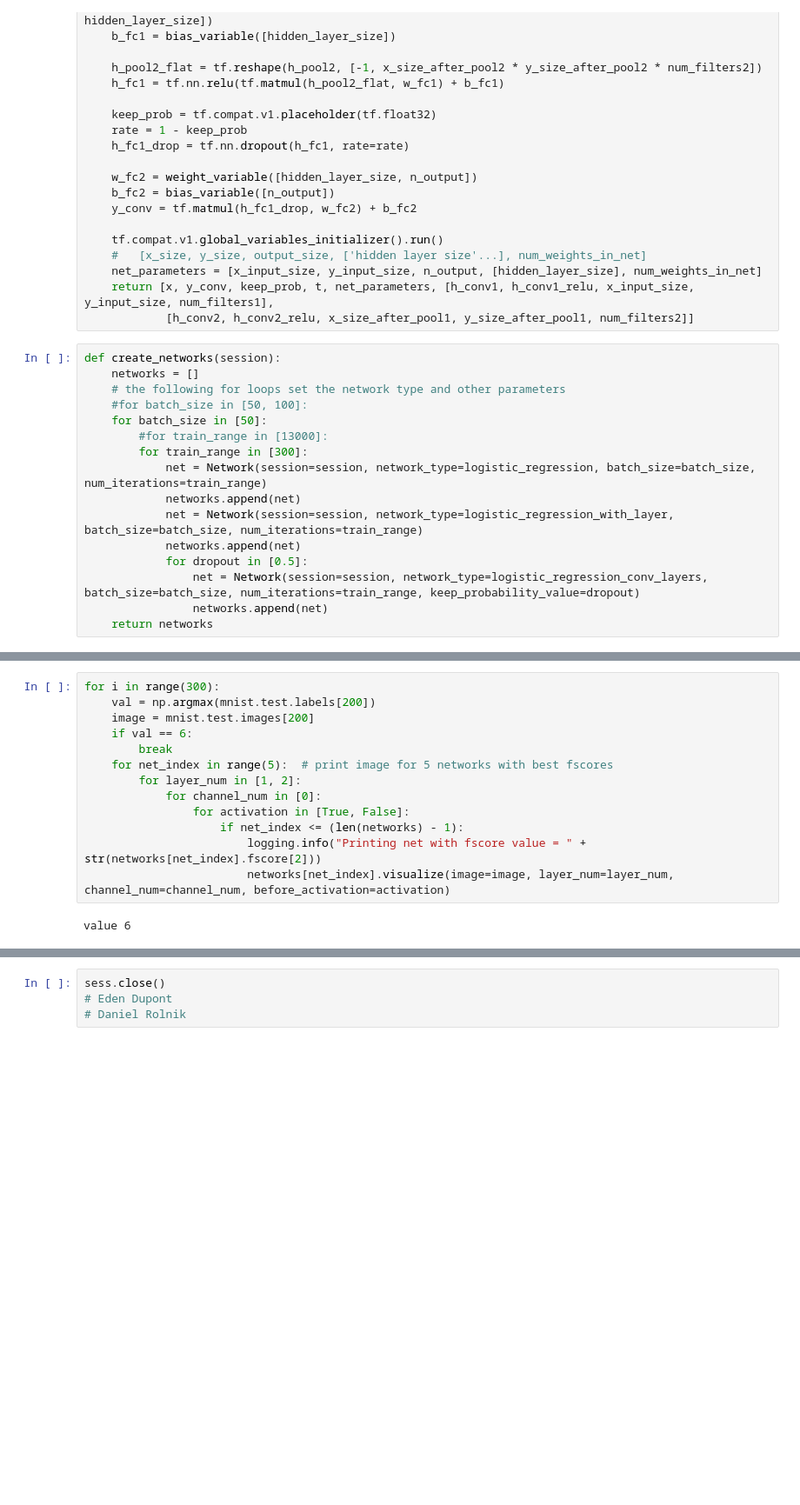
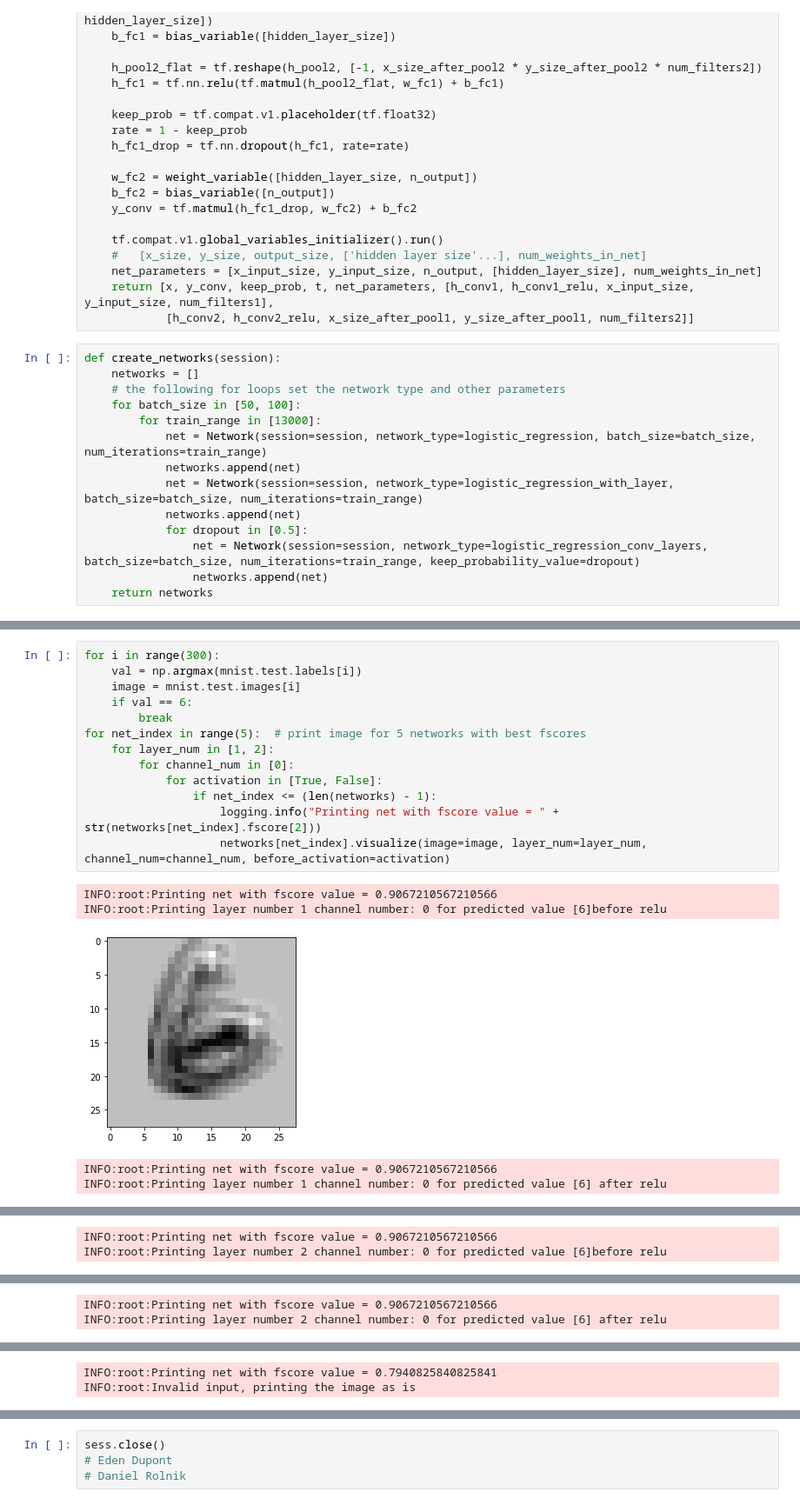
Before and after one commit to danrol/NeuralNetworksEX3, a Jupyter notebook: Ex3.ipynb, the cells around one changed output, grey strips where cells are left out. Shown: that part at 87% size. Cells and saved outputs as stored; diff of their text form; blank space fills up the shorter version.

```diff
--- a/Ex3.ipynb
+++ b/Ex3.ipynb
@@ -328,10 +315,8 @@ def logistic_regression_conv_layers(x_input_size=28, y_input_size=28, n_output=1
 def create_networks(session):
     networks = []
     # the following for loops set the network type and other parameters
-    #for batch_size in [50, 100]:
-    for batch_size in [50]:
-        #for train_range in [13000]:
-        for train_range in [300]:
+    for batch_size in [50, 100]:
+        for train_range in [13000]:
             net = Network(session=session, network_type=logistic_regression, batch_size=batch_size, num_iterations=train_range)
             networks.append(net)
             net = Network(session=session, network_type=logistic_regression_with_layer, batch_size=batch_size, num_iterations=train_range)
@@ -379,15 +364,19 @@ INFO:root:
 # %%
 for i in range(300):
-    val = np.argmax(mnist.test.labels[200])
-    image = mnist.test.images[200]
+    val = np.argmax(mnist.test.labels[i])
+    image = mnist.test.images[i]
     if val == 6:
         break
-    for net_index in range(5):  # print image for 5 networks with best fscores
-        for layer_num in [1, 2]:
-            for channel_num in [0]:
-                for activation in [True, False]:
-                    if net_index <= (len(networks) - 1):
-                        logging.info("Printing net with fscore value = " + str(networks[net_index].fscore[2]))
-                        networks[net_index].visualize(image=image, layer_num=layer_num, channel_num=channel_num, before_activation=activation)
+for net_index in range(5):  # print image for 5 networks with best fscores
+    for layer_num in [1, 2]:
+        for channel_num in [0]:
+            for activation in [True, False]:
+                if net_index <= (len(networks) - 1):
+                    logging.info("Printing net with fscore value = " + str(networks[net_index].fscore[2]))
+                    networks[net_index].visualize(image=image, layer_num=layer_num, channel_num=channel_num, before_activation=activation)
 # %% [output]
-value 6
+INFO:root:Printing net with fscore value = 0.9067210567210566
+INFO:root:Printing layer number 1 channel number: 0 for predicted value [6]before relu
+[figure, added]
+INFO:root:Printing net with fscore value = 0.9067210567210566
+INFO:root:Printing layer number 1 channel number: 0 for predicted value [6] after relu
@@ -393,0 +384,2 @@ value 6
+INFO:root:Printing net with fscore value = 0.9067210567210566
+INFO:root:Printing layer number 2 channel number: 0 for predicted value [6]before relu
@@ -393,0 +387,2 @@ value 6
+INFO:root:Printing net with fscore value = 0.9067210567210566
+INFO:root:Printing layer number 2 channel number: 0 for predicted value [6] after relu
@@ -393,0 +390,2 @@ value 6
+INFO:root:Printing net with fscore value = 0.7940825840825841
+INFO:root:Invalid input, printing the image as is
```
Also changed, not shown: parts of 3 cells of this notebook.
